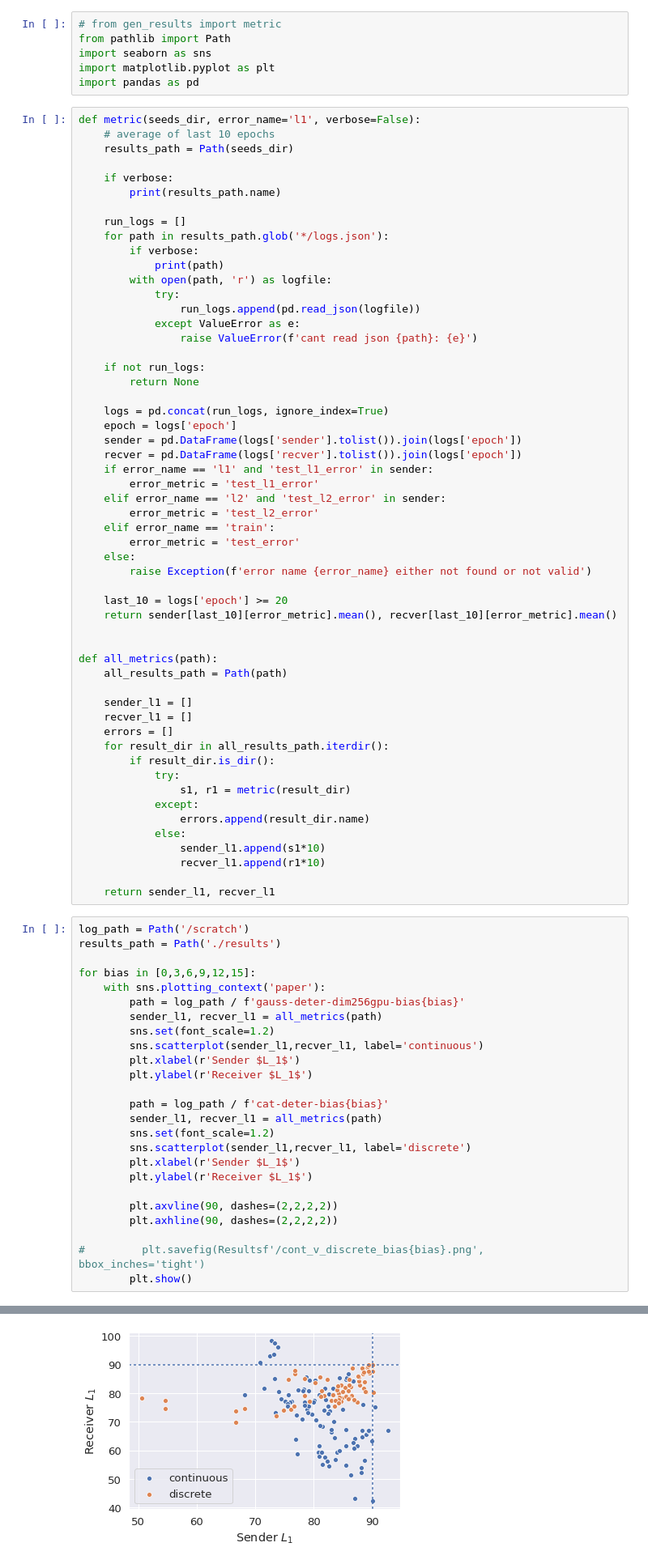
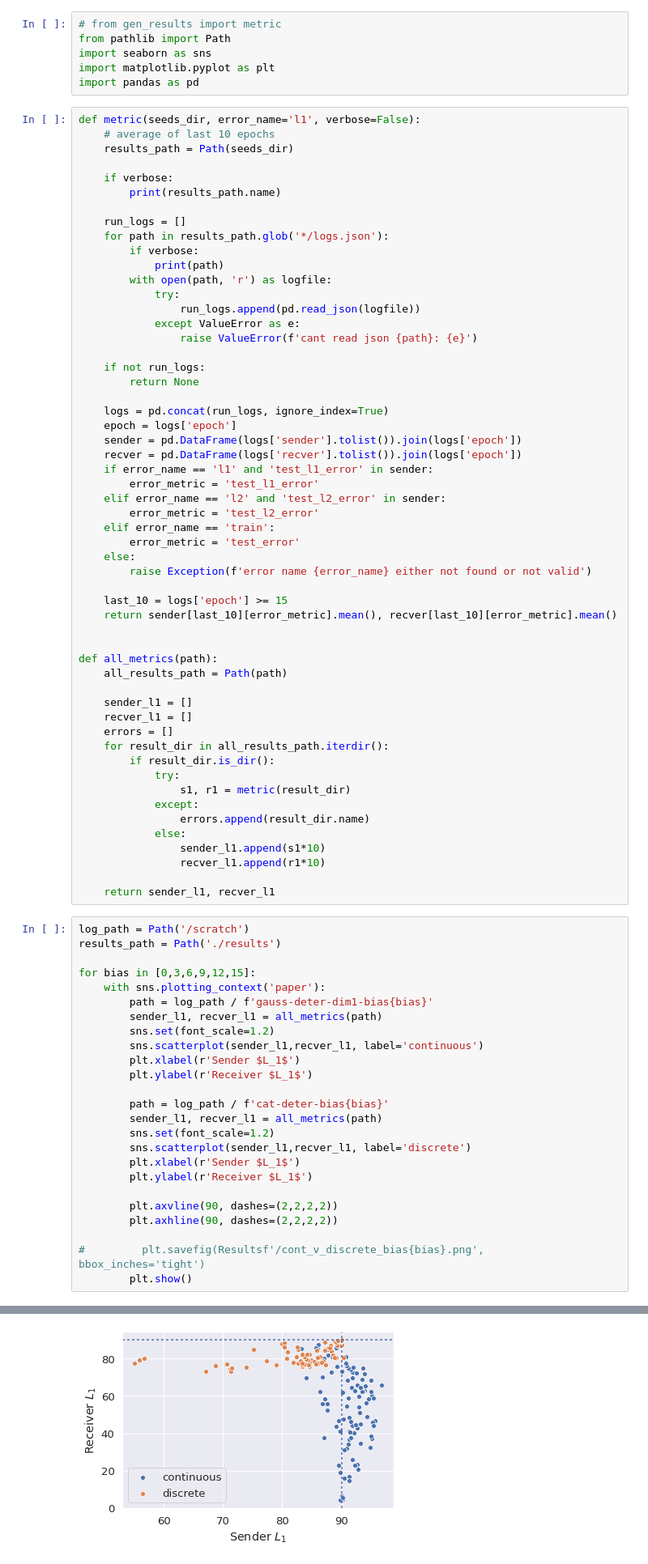
Before and after one commit to mnoukhov/emergent-compete, a Jupyter notebook: notebooks/Hyperparam Search Plots.ipynb, the cells around one changed output, grey strips where cells are left out. Shown: that part at 81% size. Saved outputs shown, nothing was run; the diff lists cells and outputs as text.

```diff
--- a/notebooks/Hyperparam Search Plots.ipynb
+++ b/notebooks/Hyperparam Search Plots.ipynb
@@ -38,7 +38,7 @@ def metric(seeds_dir, error_name='l1', verbose=False):
     else:
         raise Exception(f'error name {error_name} either not found or not valid')
 
-    last_10 = logs['epoch'] >= 20
+    last_10 = logs['epoch'] >= 15
     return sender[last_10][error_metric].mean(), recver[last_10][error_metric].mean()
 
 
@@ -65,7 +65,7 @@ results_path = Path('./results')
 
 for bias in [0,3,6,9,12,15]:
     with sns.plotting_context('paper'):
-        path = log_path / f'gauss-deter-dim256gpu-bias{bias}'
+        path = log_path / f'gauss-deter-dim1-bias{bias}'
         sender_l1, recver_l1 = all_metrics(path)
         sns.set(font_scale=1.2)
         sns.scatterplot(sender_l1,recver_l1, label='continuous')
@@ -91 +91 @@ for bias in [0,3,6,9,12,15]:
-[figure, old version]
+[figure, new version]
```
Also changed, not shown: parts of 3 cells of this notebook, 5 other files.
